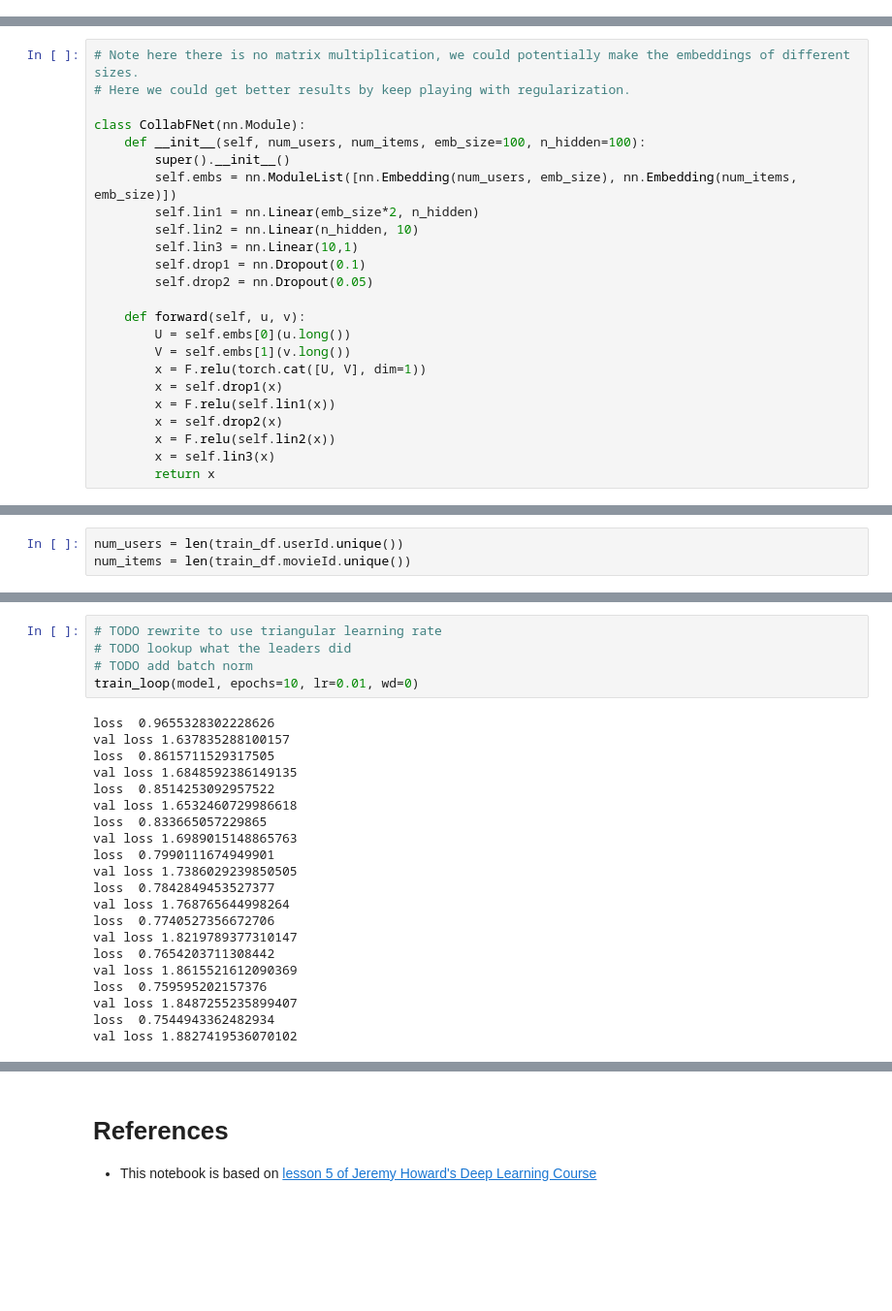
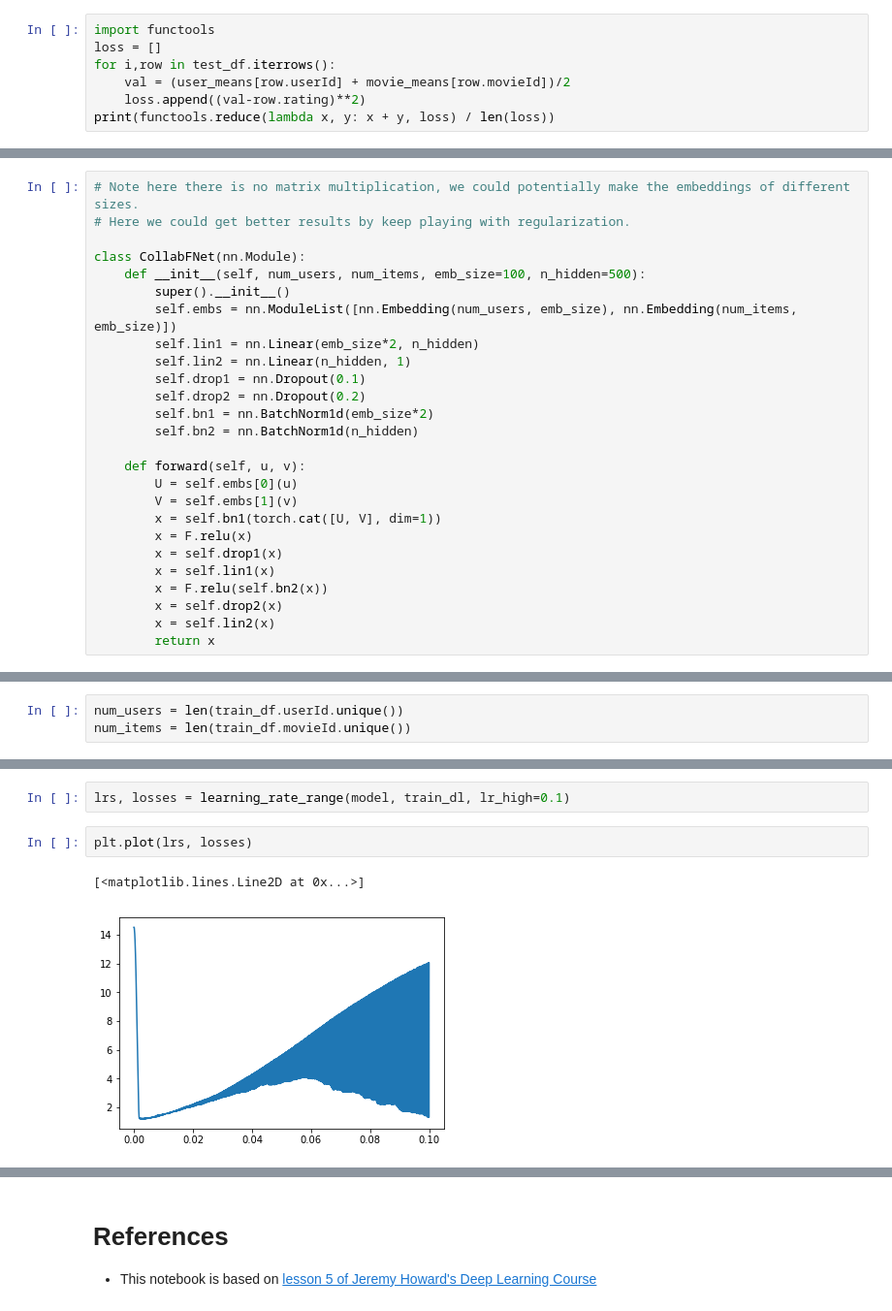
Before and after one commit to danielgrzenda/CF-Netflix, a Jupyter notebook: combined-collab-netflix.ipynb, the cells around one changed output, grey strips where cells are left out. Shown: that part at 97% size. Drawn from its saved outputs; the diff is of its cells as text; blank space fills up the shorter version.

```diff
--- a/combined-collab-netflix.ipynb
+++ b/combined-collab-netflix.ipynb
@@ -212,0 +257,7 @@ valid_dl = DataLoader(test_ds, batch_size=batch_size, shuffle=False,num_workers=
+# %%
+import functools
+loss = []
+for i,row in test_df.iterrows():
+    val = (user_means[row.userId] + movie_means[row.movieId])/2
+    loss.append((val-row.rating)**2)
+print(functools.reduce(lambda x, y: x + y, loss) / len(loss))
@@ -217,23 +270,25 @@ valid_dl = DataLoader(test_ds, batch_size=batch_size, shuffle=False,num_workers=
 # Here we could get better results by keep playing with regularization.
 
 class CollabFNet(nn.Module):
-    def __init__(self, num_users, num_items, emb_size=100, n_hidden=100):
+    def __init__(self, num_users, num_items, emb_size=100, n_hidden=500):
         super().__init__()
         self.embs = nn.ModuleList([nn.Embedding(num_users, emb_size), nn.Embedding(num_items, emb_size)])
         self.lin1 = nn.Linear(emb_size*2, n_hidden)
-        self.lin2 = nn.Linear(n_hidden, 10)
-        self.lin3 = nn.Linear(10,1)
+        self.lin2 = nn.Linear(n_hidden, 1)
         self.drop1 = nn.Dropout(0.1)
-        self.drop2 = nn.Dropout(0.05)
+        self.drop2 = nn.Dropout(0.2)
+        self.bn1 = nn.BatchNorm1d(emb_size*2)
+        self.bn2 = nn.BatchNorm1d(n_hidden)
 
     def forward(self, u, v):
-        U = self.embs[0](u.long())
-        V = self.embs[1](v.long())
-        x = F.relu(torch.cat([U, V], dim=1))
+        U = self.embs[0](u)
+        V = self.embs[1](v)
+        x = self.bn1(torch.cat([U, V], dim=1))
+        x = F.relu(x)
         x = self.drop1(x)
-        x = F.relu(self.lin1(x))
+        x = self.lin1(x)
+        x = F.relu(self.bn2(x))
         x = self.drop2(x)
-        x = F.relu(self.lin2(x))
-        x = self.lin3(x)
+        x = self.lin2(x)
         return x
 # %% [markdown]
@@ -308,27 +416,8 @@ CollabFNet(
 )
-# %%
-# TODO rewrite to use triangular learning rate
-# TODO lookup what the leaders did
-# TODO add batch norm
-train_loop(model, epochs=10, lr=0.01, wd=0)
-# %% [output]
-loss  0.9655328302228626
-val loss 1.637835288100157
-loss  0.8615711529317505
-val loss 1.6848592386149135
-loss  0.8514253092957522
-val loss 1.6532460729986618
-loss  0.833665057229865
-val loss 1.6989015148865763
-loss  0.7990111674949901
-val loss 1.7386029239850505
-loss  0.7842849453527377
-val loss 1.768765644998264
-loss  0.7740527356672706
-val loss 1.8219789377310147
-loss  0.7654203711308442
-val loss 1.8615521612090369
-loss  0.759595202157376
-val loss 1.8487255235899407
-loss  0.7544943362482934
-val loss 1.8827419536070102
+# %%
+lrs, losses = learning_rate_range(model, train_dl, lr_high=0.1)
+# %%
+plt.plot(lrs, losses)
+# %% [output]
+[<matplotlib.lines.Line2D at 0x...>]
+[figure, added]
```
Also changed, not shown: parts of 25 cells of this notebook, 1 other file.
